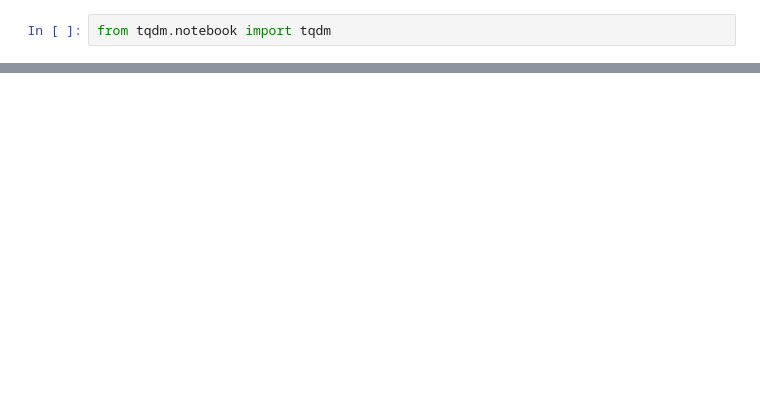
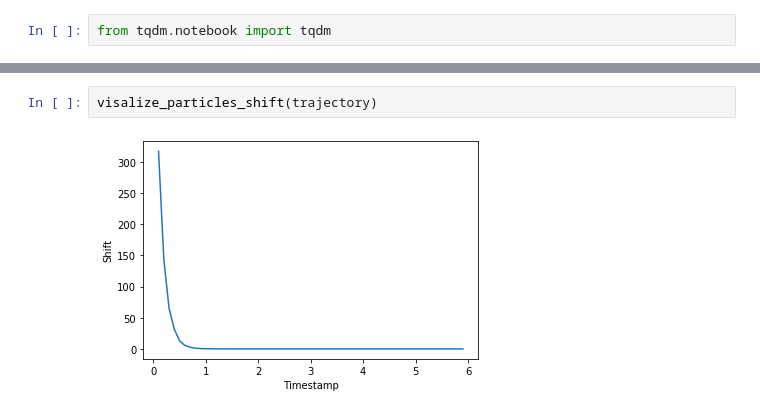
Before and after one commit to Igor-Tukh/cbo-in-python, a Jupyter notebook: notebooks/mnist.ipynb, the cells around one changed output, grey strips where cells are left out. Cells and saved outputs as stored; diff of their text form; blank space fills up the shorter version.

```diff
--- a/notebooks/mnist.ipynb
+++ b/notebooks/mnist.ipynb
@@ -92,0 +168,4 @@ plt.show()
+# %%
+visalize_particles_shift(trajectory)
+# %% [output]
+[figure, added]
```
Also changed, not shown: parts of 32 cells of this notebook, 1 other file.
